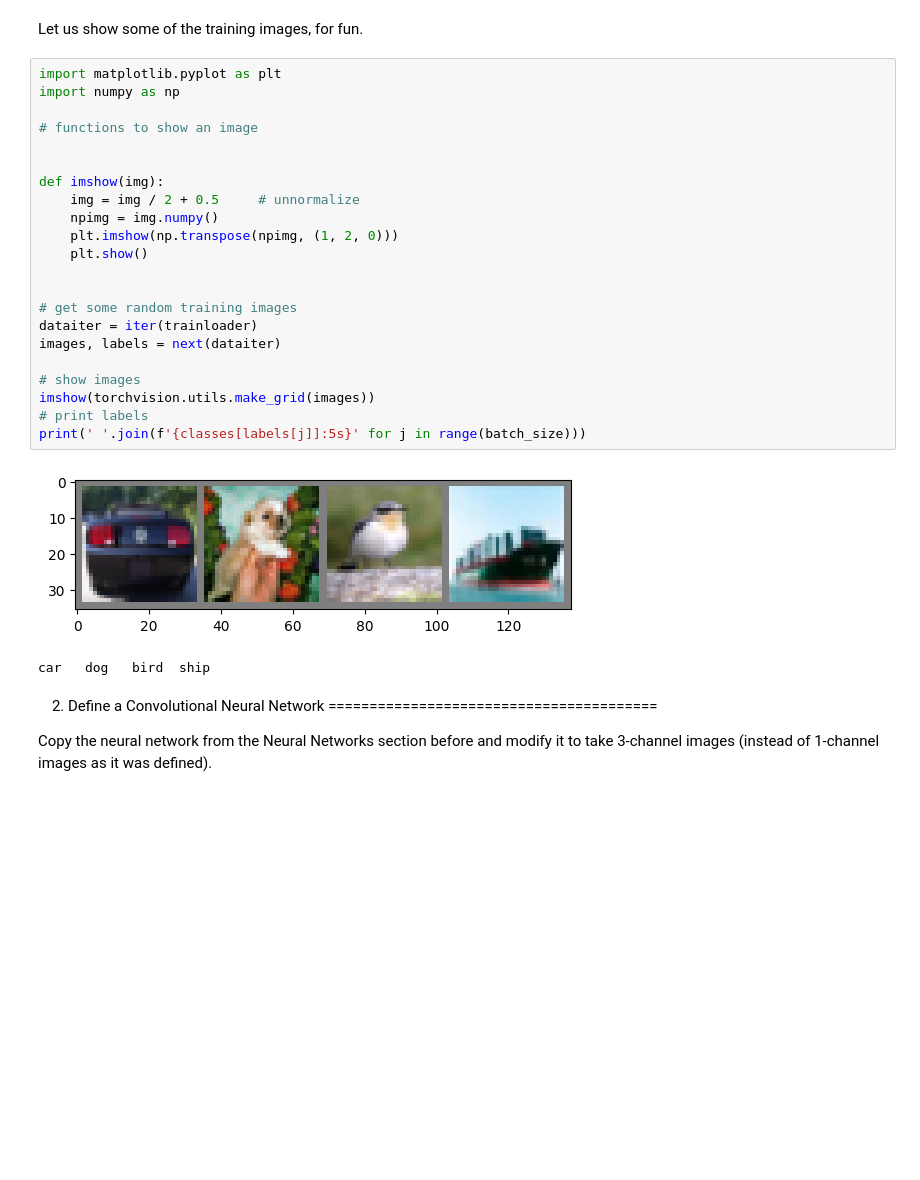
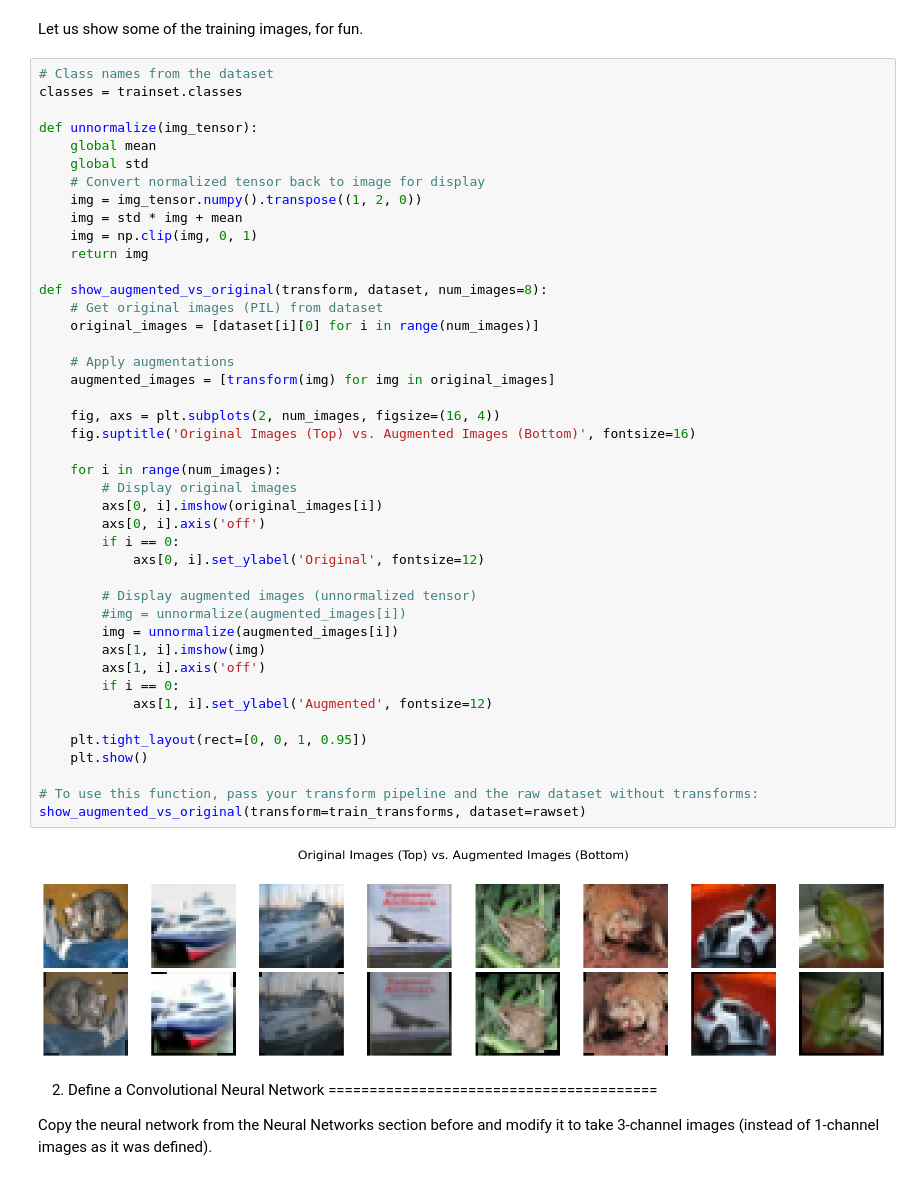
Before and after one commit to jatoja123/image-classification, a Jupyter notebook: test.ipynb, the cells around one changed output. Drawn from its saved outputs; the diff is of its cells as text; blank space fills up the shorter version.

```diff
--- a/test.ipynb
+++ b/test.ipynb
@@ -88,31 +109,51 @@ classes = ('plane', 'car', 'bird', 'cat',
            'deer', 'dog', 'frog', 'horse', 'ship', 'truck')
 # %% [markdown]
 Let us show some of the training images, for fun.
-# %%
-import matplotlib.pyplot as plt
-import numpy as np
-
-# functions to show an image
-
-
-def imshow(img):
-    img = img / 2 + 0.5     # unnormalize
-    npimg = img.numpy()
-    plt.imshow(np.transpose(npimg, (1, 2, 0)))
-    plt.show()
-
-
-# get some random training images
-dataiter = iter(trainloader)
-images, labels = next(dataiter)
-
-# show images
-imshow(torchvision.utils.make_grid(images))
-# print labels
-print(' '.join(f'{classes[labels[j]]:5s}' for j in range(batch_size)))
-# %% [output]
-[figure, removed]
-car   dog   bird  ship
+# %%
+# Class names from the dataset
+classes = trainset.classes
+
+def unnormalize(img_tensor):
+    global mean
+    global std
+    # Convert normalized tensor back to image for display
+    img = img_tensor.numpy().transpose((1, 2, 0))
+    img = std * img + mean
+    img = np.clip(img, 0, 1)
+    return img
+
+def show_augmented_vs_original(transform, dataset, num_images=8):
+    # Get original images (PIL) from dataset
+    original_images = [dataset[i][0] for i in range(num_images)]
+
+    # Apply augmentations
+    augmented_images = [transform(img) for img in original_images]
+
+    fig, axs = plt.subplots(2, num_images, figsize=(16, 4))
+    fig.suptitle('Original Images (Top) vs. Augmented Images (Bottom)', fontsize=16)
+
+    for i in range(num_images):
+        # Display original images
+        axs[0, i].imshow(original_images[i])
+        axs[0, i].axis('off')
+        if i == 0:
+            axs[0, i].set_ylabel('Original', fontsize=12)
+
+        # Display augmented images (unnormalized tensor)
+        #img = unnormalize(augmented_images[i])
+        img = unnormalize(augmented_images[i])
+        axs[1, i].imshow(img)
+        axs[1, i].axis('off')
+        if i == 0:
+            axs[1, i].set_ylabel('Augmented', fontsize=12)
+
+    plt.tight_layout(rect=[0, 0, 1, 0.95])
+    plt.show()
+
+# To use this function, pass your transform pipeline and the raw dataset without transforms:
+show_augmented_vs_original(transform=train_transforms, dataset=rawset)
+# %% [output]
+[figure, added]
 # %% [markdown]
 2. Define a Convolutional Neural Network
 ========================================
```
Also changed, not shown: parts of 7 cells of this notebook.
